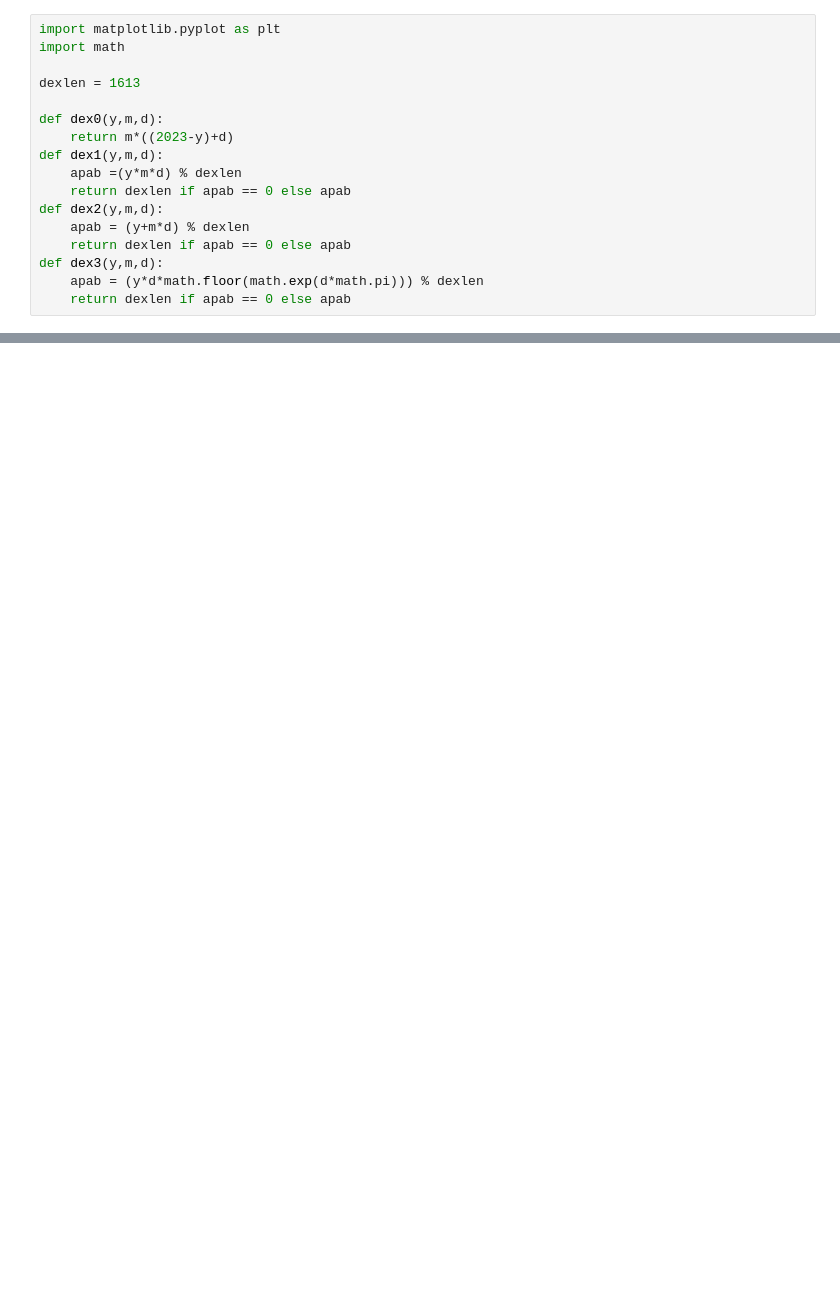
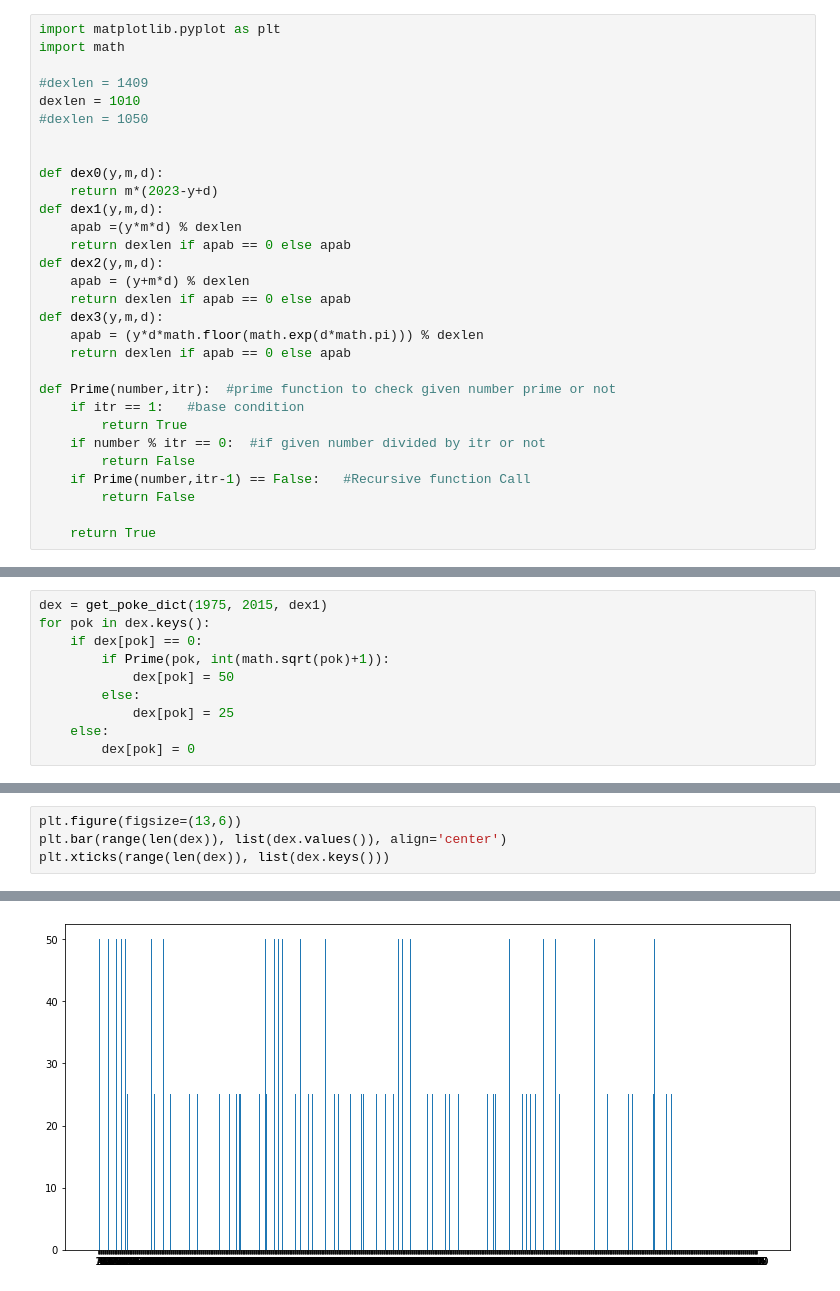
Before and after one commit to beatamatriz/la-cosa-mas-estupida-que-se-puede-hacer-un-sabado-por-la-noche, a Jupyter notebook: APAB.ipynb, the cells around one changed output, grey strips where cells are left out. Saved outputs shown, nothing was run; the diff lists cells and outputs as text; blank space fills up the shorter version.

```diff
--- a/APAB.ipynb
+++ b/APAB.ipynb
@@ -2,10 +2,13 @@
 import matplotlib.pyplot as plt
 import math
 
-dexlen = 1613
+#dexlen = 1409
+dexlen = 1010
+#dexlen = 1050
+
 
 def dex0(y,m,d):
-    return m*((2023-y)+d)
+    return m*(2023-y+d)
 def dex1(y,m,d):
     apab =(y*m*d) % dexlen
     return dexlen if apab == 0 else apab
@@ -15,5 +18,15 @@ def dex2(y,m,d):
 def dex3(y,m,d):
     apab = (y*d*math.floor(math.exp(d*math.pi))) % dexlen
     return dexlen if apab == 0 else apab
+
+def Prime(number,itr):  #prime function to check given number prime or not
+    if itr == 1:   #base condition
+        return True
+    if number % itr == 0:  #if given number divided by itr or not
+        return False
+    if Prime(number,itr-1) == False:   #Recursive function Call
+        return False
+
+    return True
 # %%
 dex1(1999,2,26)
@@ -93,0 +128,10 @@ check_missing_pokemon(1010,2017,dex1)
+# %%
+dex = get_poke_dict(1975, 2015, dex1)
+for pok in dex.keys():
+    if dex[pok] == 0:
+        if Prime(pok, int(math.sqrt(pok)+1)):
+            dex[pok] = 50
+        else:
+            dex[pok] = 25
+    else:
+        dex[pok] = 0
@@ -93,0 +156,5 @@ check_missing_pokemon(1010,2017,dex1)
+# %%
+plt.figure(figsize=(13,6))
+plt.bar(range(len(dex)), list(dex.values()), align='center')
+plt.xticks(range(len(dex)), list(dex.keys()))
+# %% [output]
@@ -93,0 +178 @@ check_missing_pokemon(1010,2017,dex1)
+[figure, added]
```
Also changed, not shown: parts of 15 cells of this notebook.
